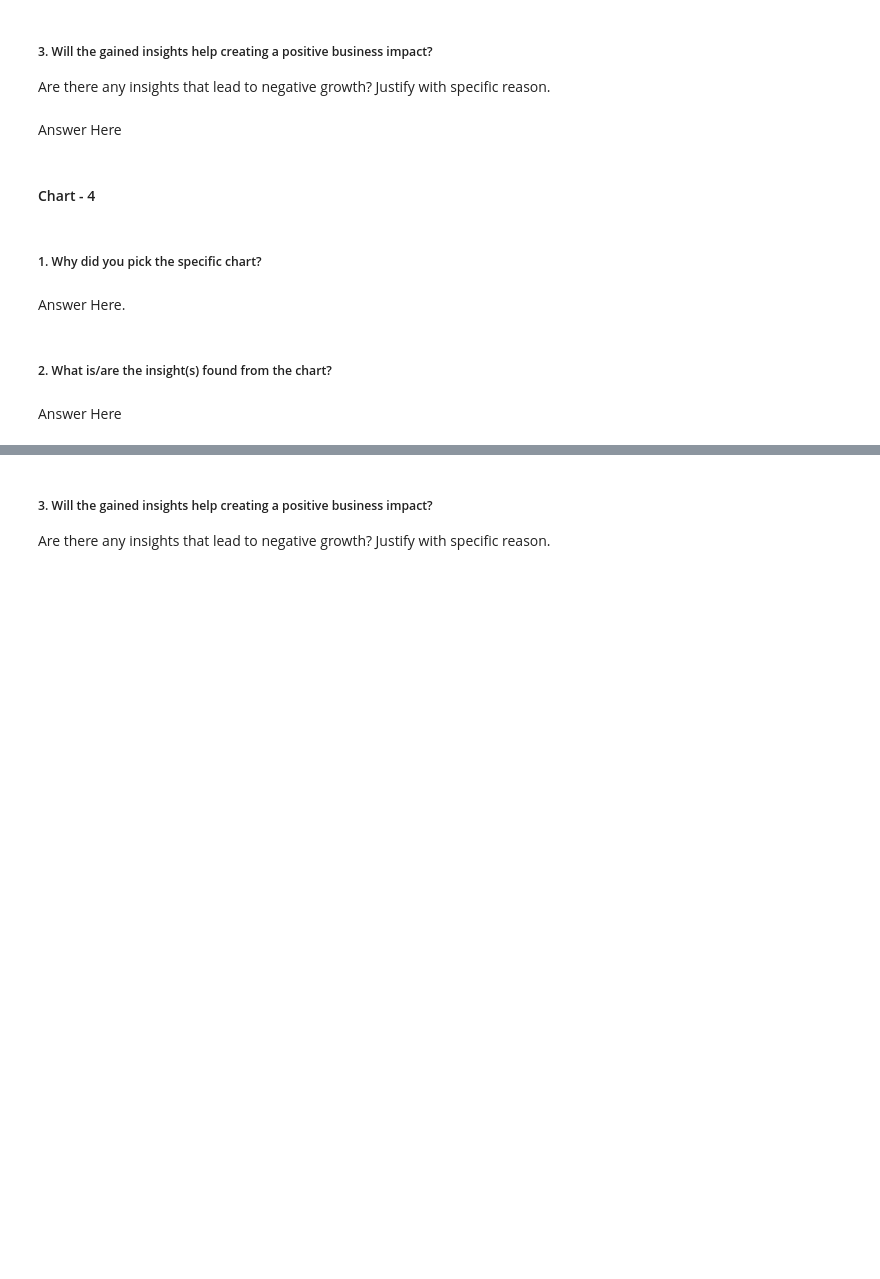
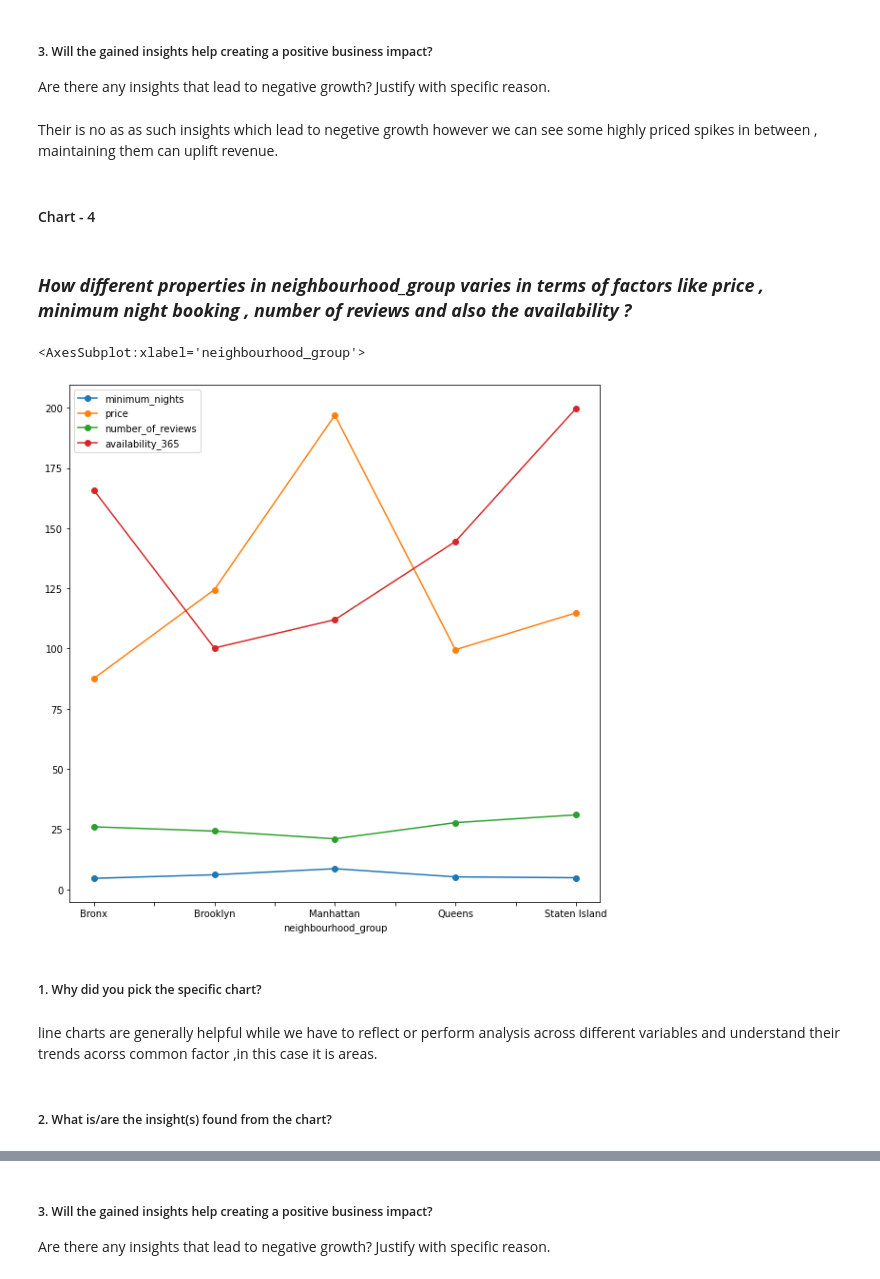
Before and after one commit to apurva-shrivastava/AirBnb-Booking-Analysis, a Jupyter notebook: Apurva_Shrivastava_EDA_Submission_Template.ipynb, the cells around one changed output, grey strips where cells are left out. Saved outputs shown, nothing was run; the diff lists cells and outputs as text; code cells hidden in the pictures; blank space fills up the shorter version.

```diff
--- a/Apurva_Shrivastava_EDA_Submission_Template.ipynb
+++ b/Apurva_Shrivastava_EDA_Submission_Template.ipynb
@@ -356,7 +383,7 @@ Answer Here
 # %% [markdown]
 ##### 3. Will the gained insights help creating a positive business impact?
 Are there any insights that lead to negative growth? Justify with specific reason.
-# %% [markdown]
-Answer Here
+# %% [markdown]
+Their is no as as such insights which lead to negetive growth however we can see some highly priced spikes in between , maintaining them can uplift revenue.
 # %% [markdown]
 #### Chart - 4
@@ -365,8 +390,14 @@ Answer Here
+# %% [markdown]
+### ***How different properties in neighbourhood_group varies in terms of factors like price , minimum night booking , number of reviews and also the availability ?***
+# %%
+# Chart - 4 visualization code
+air_df_new_price_notzero[['minimum_nights','price','number_of_reviews','neighbourhood_group','availability_365']].groupby("neighbourhood_group").mean().plot(figsize=(10,10), marker='o')
+# %% [output]
+<AxesSubplot:xlabel='neighbourhood_group'>
+[figure, added]
 # %% [markdown]
 ##### 1. Why did you pick the specific chart?
-# %% [markdown]
-Answer Here.
+# %% [markdown]
+line charts are generally helpful while we have to reflect or perform analysis across different variables and understand their trends acorss common factor ,in this case it is areas.
 # %% [markdown]
 ##### 2. What is/are the insight(s) found from the chart?
-# %% [markdown]
-Answer Here
```
Also changed, not shown: parts of 40 cells of this notebook.
